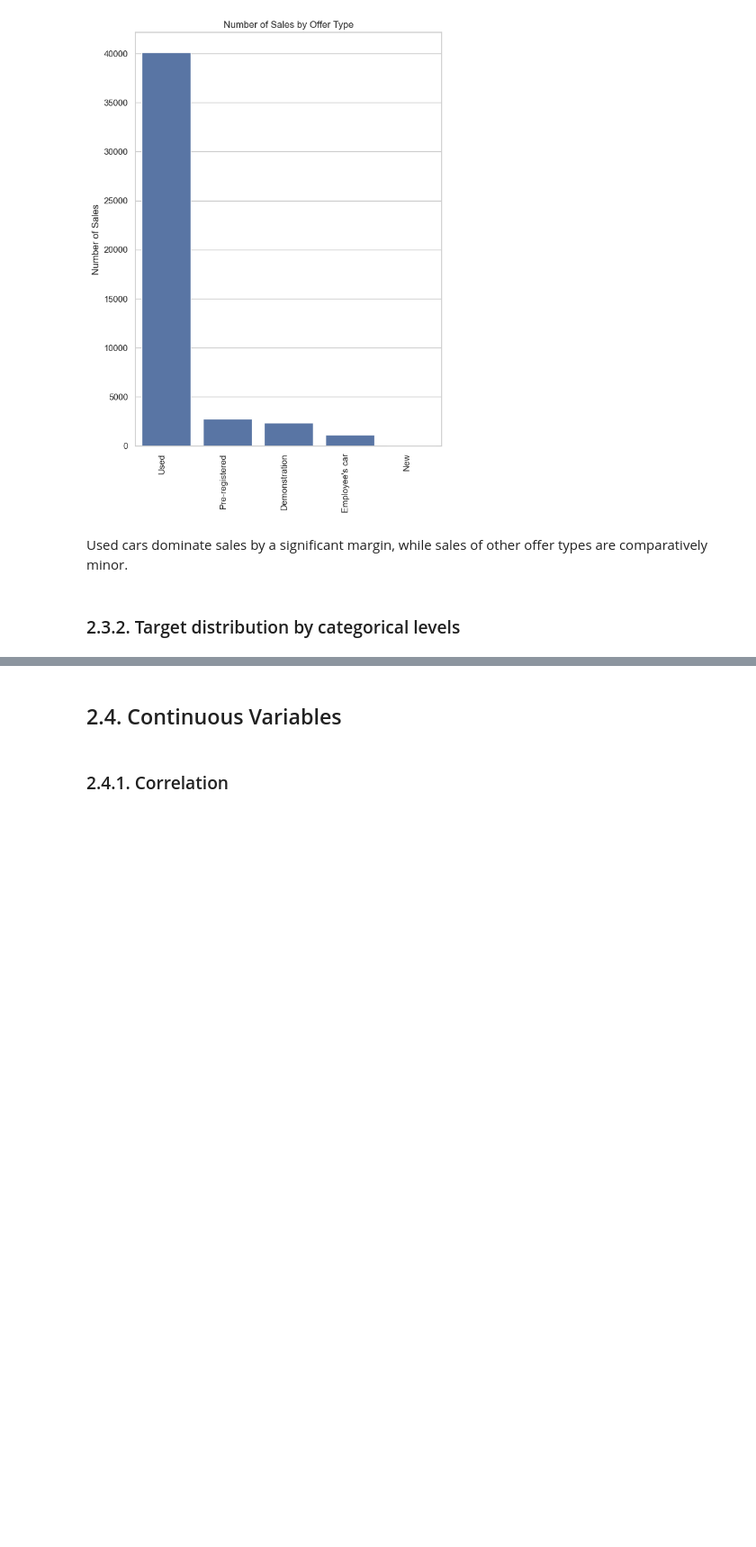
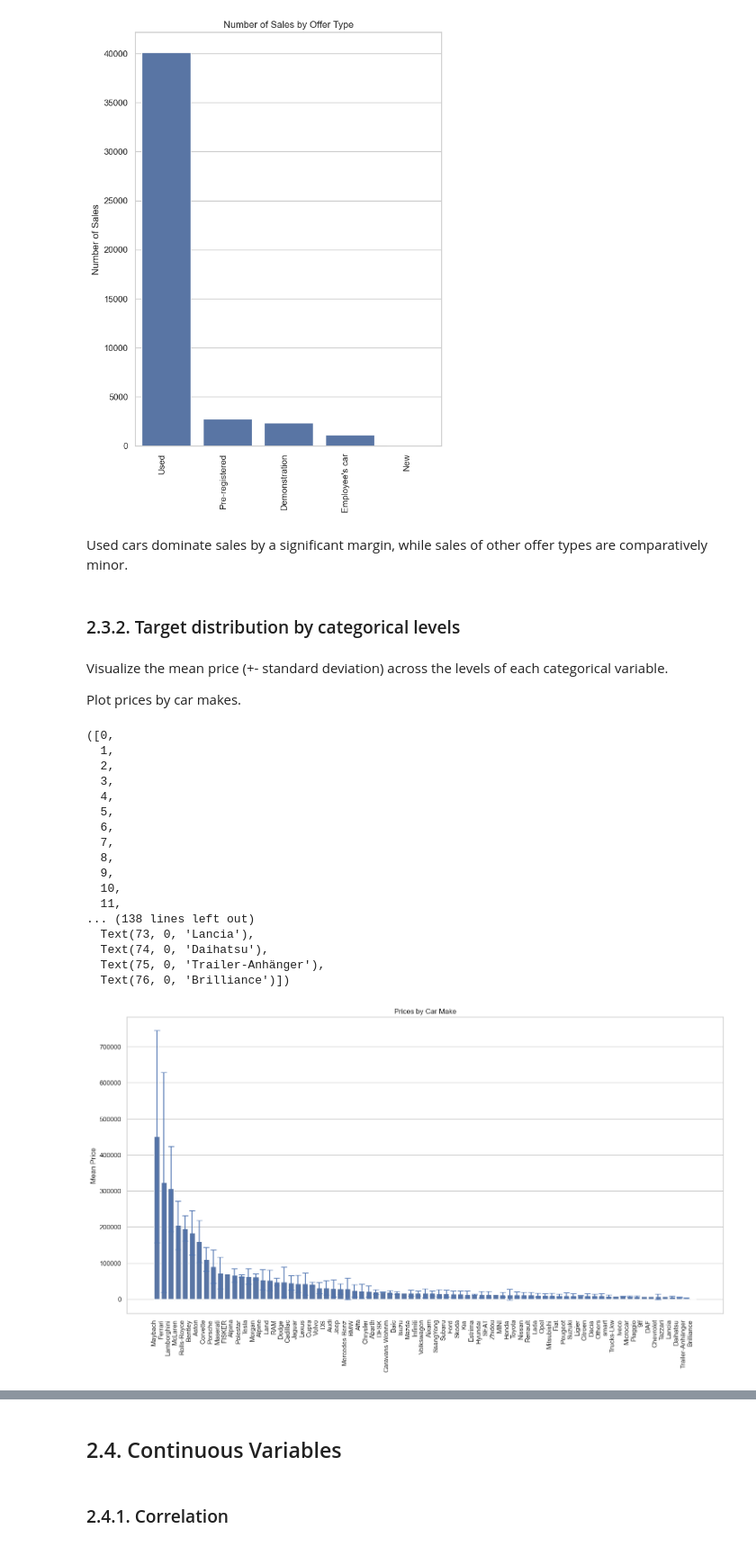
Before and after one commit to JAlbertOfficial/autoscout24-car-price-prediction, a Jupyter notebook: notebooks/1.0-ja-initial-data-exploration.ipynb, the cells around one changed output, grey strips where cells are left out. Shown at 90% size. Drawn from its saved outputs; the diff is of its cells as text; code cells hidden in the pictures; blank space fills up the shorter version.

Commit message:
docs: add code and documentation for plotting mean and standard deviation of prices for each categorial variable

```diff
--- a/notebooks/1.0-ja-initial-data-exploration.ipynb
+++ b/notebooks/1.0-ja-initial-data-exploration.ipynb
@@ -274,3 +274,51 @@ plt.show()
 Used cars dominate sales by a significant margin, while sales of other offer types are comparatively minor.
 # %% [markdown]
 ### 2.3.2. Target distribution by categorical levels
+# %% [markdown]
+Visualize the mean price (+- standard deviation) across the levels of each categorical variable.
+
+Plot prices by car makes.
+# %%
+make_mean_price = df_raw.groupby("make")['price'].mean()
+make_std_price = df_raw.groupby("make")['price'].std()
+
+# Combine mean price and standard deviation into a DataFrame
+make_price_stats = pd.concat([make_mean_price, make_std_price], axis=1)
+make_price_stats.columns = ['Mean Price', 'Standard Deviation']
+
+# Sort DataFrame by mean price in descending order
+make_price_stats = make_price_stats.sort_values(by='Mean Price', ascending=False)
+
+# Set up the matplotlib figure
+plt.figure(figsize=(18, 9))
+
+# Create a barplot for mean price
+sns.barplot(x=make_price_stats.index, y=make_price_stats['Mean Price'])
+
+# Plot error bars for standard deviation
+plt.errorbar(x=make_price_stats.index, y=make_price_stats['Mean Price'], yerr=make_price_stats['Standard Deviation'], fmt='none', capsize=5)
+
+# Customize the plot
+plt.xlabel('')
+plt.title(f'Prices by Car Make')
+plt.ylabel('Mean Price')
+plt.xticks(rotation=90, ha='right')
+# %% [output]
+([0,
+  1,
+  2,
+  3,
+  4,
+  5,
+  6,
+  7,
+  8,
+  9,
+  10,
+  11,
+... (138 lines left out)
+  Text(73, 0, 'Lancia'),
+  Text(74, 0, 'Daihatsu'),
+  Text(75, 0, 'Trailer-Anhänger'),
+  Text(76, 0, 'Brilliance')])
+[figure, added]
```
Also changed, not shown: parts of 13 cells of this notebook, 3 other files.
